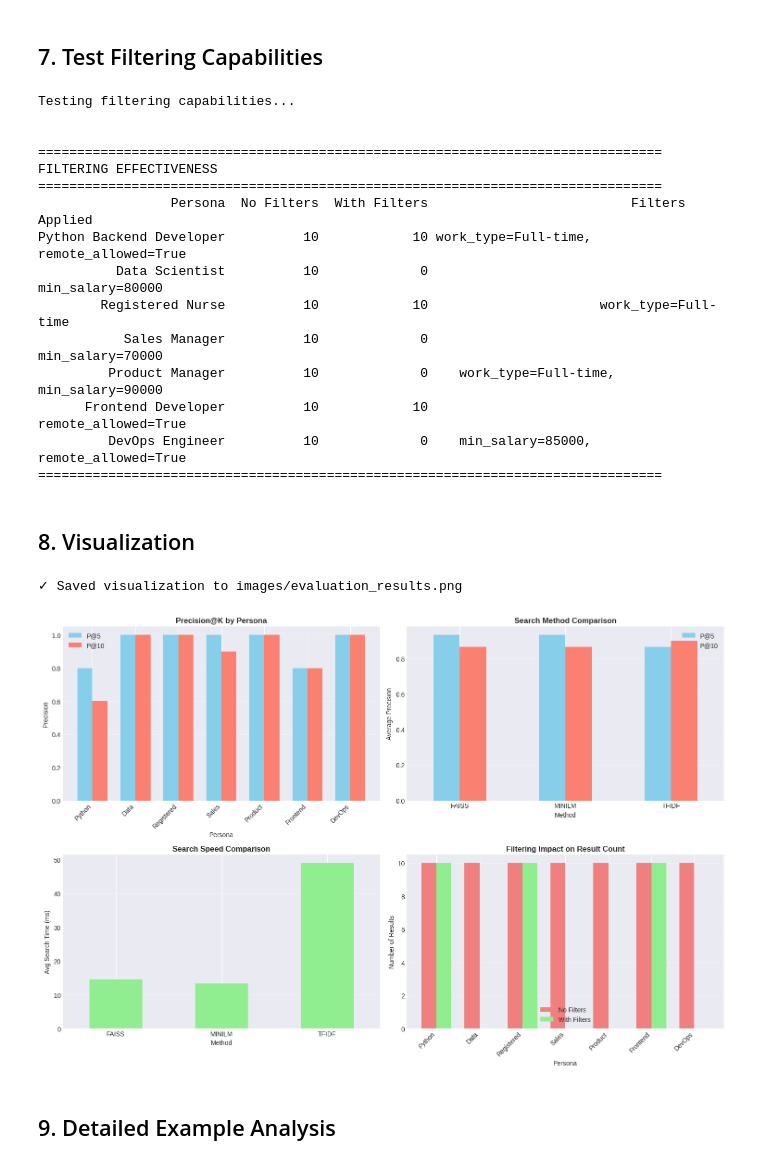
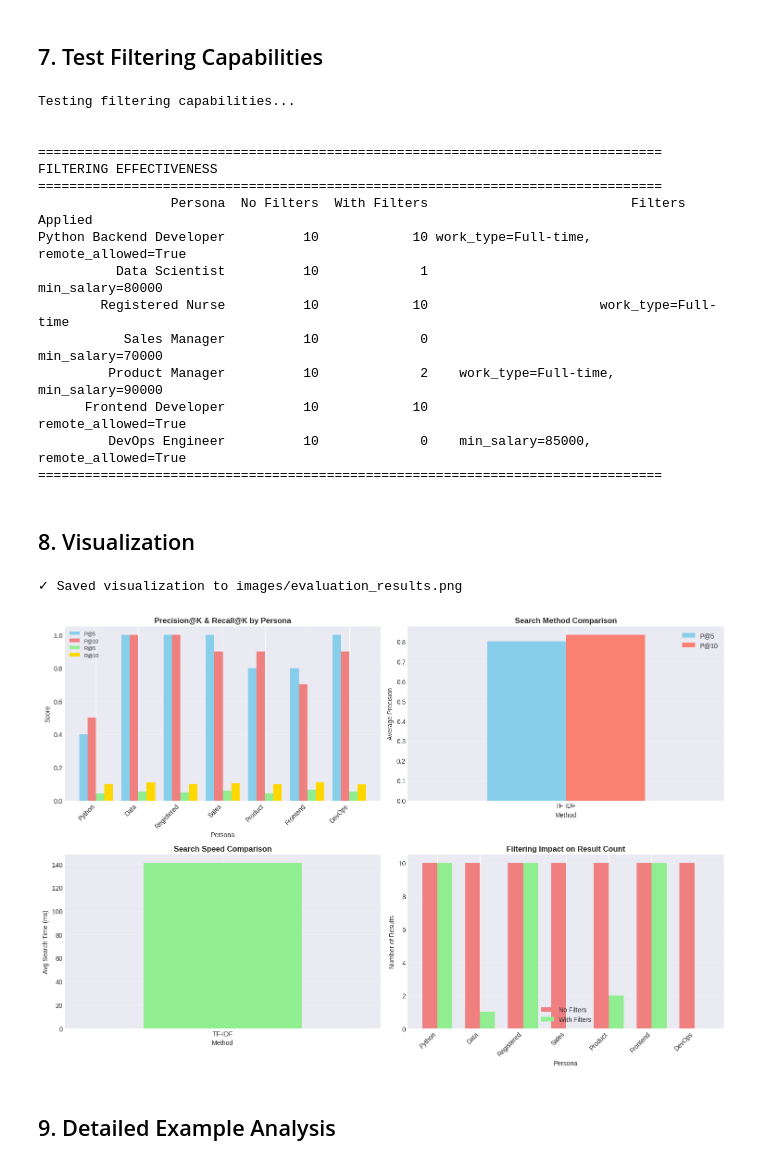
Before and after one commit to sakanaowo/DS-RS, a Jupyter notebook: notebooks/4_evaluation.ipynb, the cells around one changed output. Drawn from its saved outputs; the diff is of its cells as text; code cells hidden in the pictures.

```diff
--- a/notebooks/4_evaluation.ipynb
+++ b/notebooks/4_evaluation.ipynb
@@ -123,8 +130,7 @@ print(f'Query: "{persona["query"]}"\n')
 
 results = recommender.get_recommendations(
     query=persona['query'],
-    top_k=5,
-    method='faiss'
+    top_k=5
 )
 
 print(f'Top 5 Results:\n')
@@ -351,7 +384,6 @@ for persona in test_personas:
     results_no_filter = recommender.get_recommendations(
         query=persona['query'],
         top_k=10,
-        method='faiss',
         filters=None
     )
 
@@ -359,7 +391,6 @@ for persona in test_personas:
     results_with_filter = recommender.get_recommendations(
         query=persona['query'],
         top_k=10,
-        method='faiss',
         filters=persona['filters']
     )
 
@@ -386,10 +417,10 @@ FILTERING EFFECTIVENESS
 ================================================================================
                  Persona  No Filters  With Filters                          Filters Applied
 Python Backend Developer          10            10 work_type=Full-time, remote_allowed=True
-          Data Scientist          10             0                         min_salary=80000
+          Data Scientist          10             1                         min_salary=80000
         Registered Nurse          10            10                      work_type=Full-time
            Sales Manager          10             0                         min_salary=70000
-         Product Manager          10             0    work_type=Full-time, min_salary=90000
+         Product Manager          10             2    work_type=Full-time, min_salary=90000
       Frontend Developer          10            10                      remote_allowed=True
          DevOps Engineer          10             0    min_salary=85000, remote_allowed=True
 ================================================================================
@@ -399,18 +430,20 @@ Python Backend Developer          10            10 work_type=Full-time, remote_a
 # Create visualizations
 fig, axes = plt.subplots(2, 2, figsize=(15, 10))
 
-# 1. Precision@K by Persona
+# 1. Precision@K and Recall@K by Persona
 ax1 = axes[0, 0]
 x = np.arange(len(eval_df))
-width = 0.35
-ax1.bar(x - width/2, eval_df['P@5'], width, label='P@5', color='skyblue')
-ax1.bar(x + width/2, eval_df['P@10'], width, label='P@10', color='salmon')
+width = 0.2
+ax1.bar(x - 1.5*width, eval_df['P@5'], width, label='P@5', color='skyblue')
+ax1.bar(x - 0.5*width, eval_df['P@10'], width, label='P@10', color='lightcoral')
+ax1.bar(x + 0.5*width, eval_df['R@5'], width, label='R@5', color='lightgreen')
+ax1.bar(x + 1.5*width, eval_df['R@10'], width, label='R@10', color='gold')
 ax1.set_xlabel('Persona', fontsize=10)
-ax1.set_ylabel('Precision', fontsize=10)
-ax1.set_title('Precision@K by Persona', fontsize=12, fontweight='bold')
+ax1.set_ylabel('Score', fontsize=10)
+ax1.set_title('Precision@K & Recall@K by Persona', fontsize=12, fontweight='bold')
 ax1.set_xticks(x)
 ax1.set_xticklabels([p.split()[0] for p in eval_df['Persona']], rotation=45, ha='right')
-ax1.legend()
+ax1.legend(loc='best', fontsize=8)
 ax1.grid(axis='y', alpha=0.3)
 
 # 2. Method Comparison
@@ -427,34 +460,34 @@ ax2.grid(axis='y', alpha=0.3)
 # 3. Search Time by Method
 ax3 = axes[1, 0]
 method_time = method_df.groupby('Method')['Time (ms)'].mean()
 method_time.plot(kind='bar', ax=ax3, color='lightgreen')
 ax3.set_xlabel('Method', fontsize=10)
 ax3.set_ylabel('Avg Search Time (ms)', fontsize=10)
 ax3.set_title('Search Speed Comparison', fontsize=12, fontweight='bold')
 ax3.set_xticklabels(ax3.get_xticklabels(), rotation=0)
 ax3.grid(axis='y', alpha=0.3)
 
 # 4. Filter Effectiveness
 ax4 = axes[1, 1]
 x = np.arange(len(filter_df))
 width = 0.35
 ax4.bar(x - width/2, filter_df['No Filters'], width, label='No Filters', color='lightcoral')
 ax4.bar(x + width/2, filter_df['With Filters'], width, label='With Filters', color='lightgreen')
 ax4.set_xlabel('Persona', fontsize=10)
 ax4.set_ylabel('Number of Results', fontsize=10)
 ax4.set_title('Filtering Impact on Result Count', fontsize=12, fontweight='bold')
 ax4.set_xticks(x)
 ax4.set_xticklabels([p.split()[0] for p in filter_df['Persona']], rotation=45, ha='right')
 ax4.legend()
 ax4.grid(axis='y', alpha=0.3)
 
 plt.tight_layout()
 plt.savefig('../images/evaluation_results.png', dpi=150, bbox_inches='tight')
 print('✓ Saved visualization to images/evaluation_results.png')
 plt.show()
 # %% [output]
 ✓ Saved visualization to images/evaluation_results.png
-[figure, old version]
+[figure, new version]
 # %% [markdown]
 ## 9. Detailed Example Analysis
 # %%
```
Also changed, not shown: parts of 9 cells of this notebook, 14 other files.
